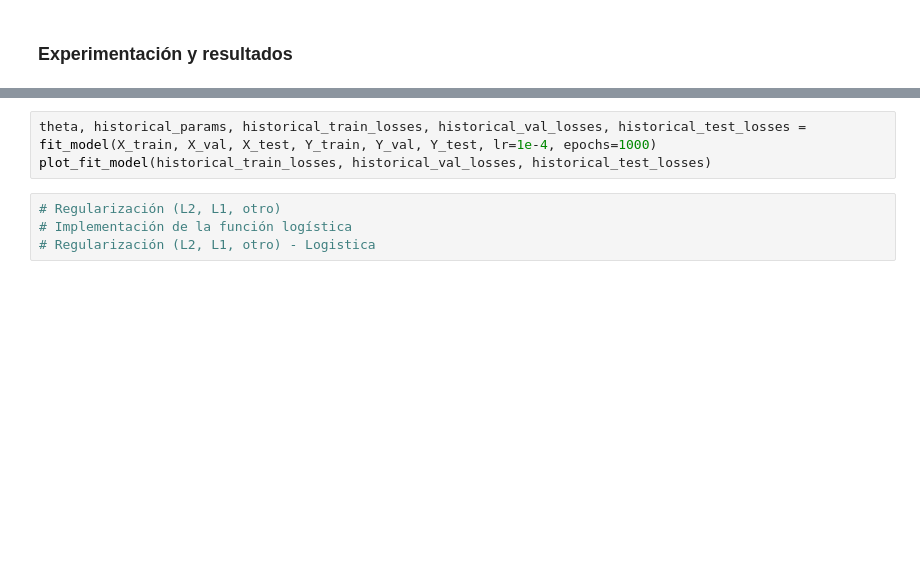
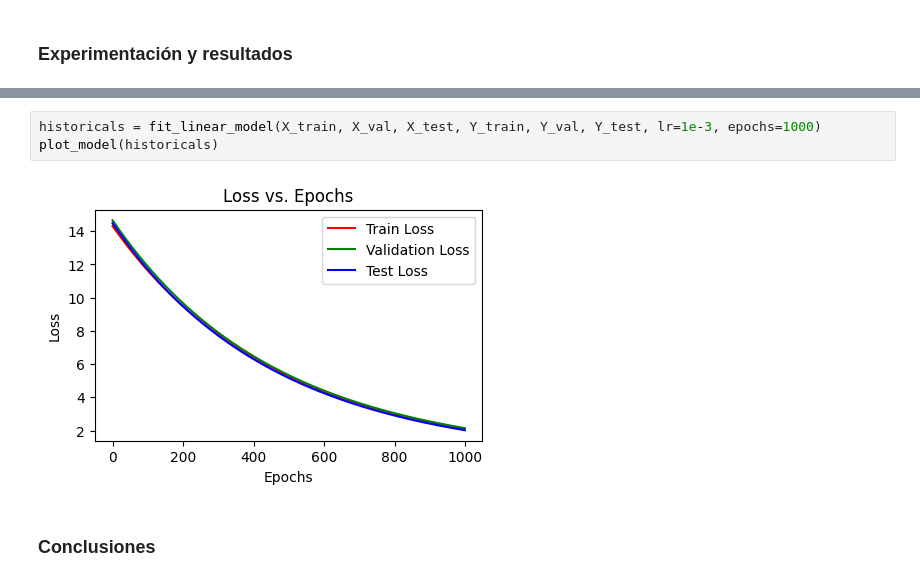
Before and after one commit to 26-jorge-01/ML-T1, a Jupyter notebook: taller1.ipynb, the cells around one changed output, grey strips where cells are left out. Saved outputs shown, nothing was run; the diff lists cells and outputs as text; blank space fills up the shorter version.

```diff
--- a/taller1.ipynb
+++ b/taller1.ipynb
@@ -324,7 +328,7 @@ plot_fit_model(historical_train_losses, historical_val_losses, historical_test_l
 # %%
-theta, historical_params, historical_train_losses, historical_val_losses, historical_test_losses = fit_model(X_train, X_val, X_test, Y_train, Y_val, Y_test, lr=1e-4, epochs=1000)
-plot_fit_model(historical_train_losses, historical_val_losses, historical_test_losses)
+historicals = fit_linear_model(X_train, X_val, X_test, Y_train, Y_val, Y_test, lr=1e-3, epochs=1000)
+plot_model(historicals)
+# %% [output]
+[figure, added]
-# %%
-# Regularización (L2, L1, otro)
-# Implementación de la función logística
-# Regularización (L2, L1, otro) - Logistica
+# %% [markdown]
+### Conclusiones
```
Also changed, not shown: parts of 3 cells of this notebook.
